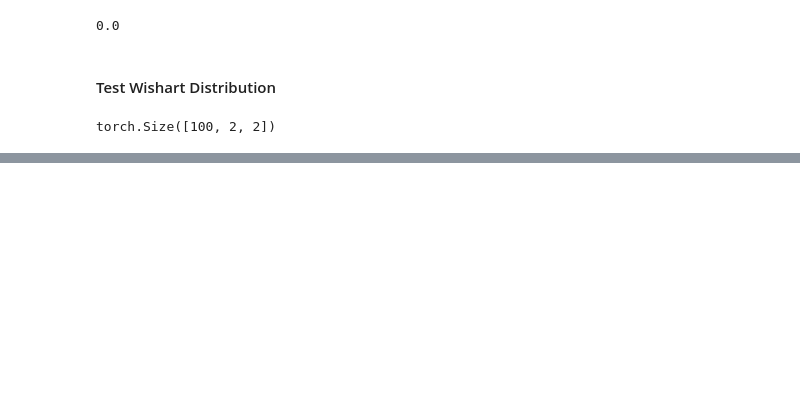
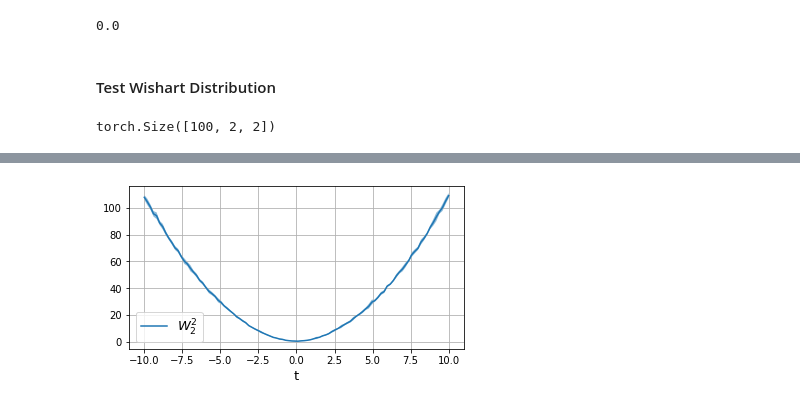
Before and after one commit to clbonet/SPDSW, a Jupyter notebook: SW_SPD.ipynb, the cells around one changed output, grey strips where cells are left out. Cells and saved outputs as stored; diff of their text form; code cells hidden in the pictures; blank space fills up the shorter version.

```diff
--- a/SW_SPD.ipynb
+++ b/SW_SPD.ipynb
@@ -214,0 +308,2 @@ plt.show()
+# %%
+manifold = geoopt.SymmetricPositiveDefinite()
@@ -214,0 +343,15 @@ plt.show()
+# %%
+m = np.mean(L_w_gaussians, axis=0)
+s = np.std(L_w_gaussians, axis=0)
+
+plt.figure(figsize=(6,3))
+plt.plot(ts, m, label=r"$W_2^2$")
+plt.fill_between(ts, m-s, m+s, alpha=0.5)
+plt.xlabel("t", fontsize=13)
+# plt.title(r"$SWSPD_2^2$", fontsize=13)
+plt.legend(fontsize=13)
+plt.grid(True)
+plt.savefig("./W_Gaussians.pdf", format="pdf", bbox_inches="tight")
+plt.show()
+# %% [output]
+[figure, added]
```
Also changed, not shown: parts of 49 cells of this notebook.
